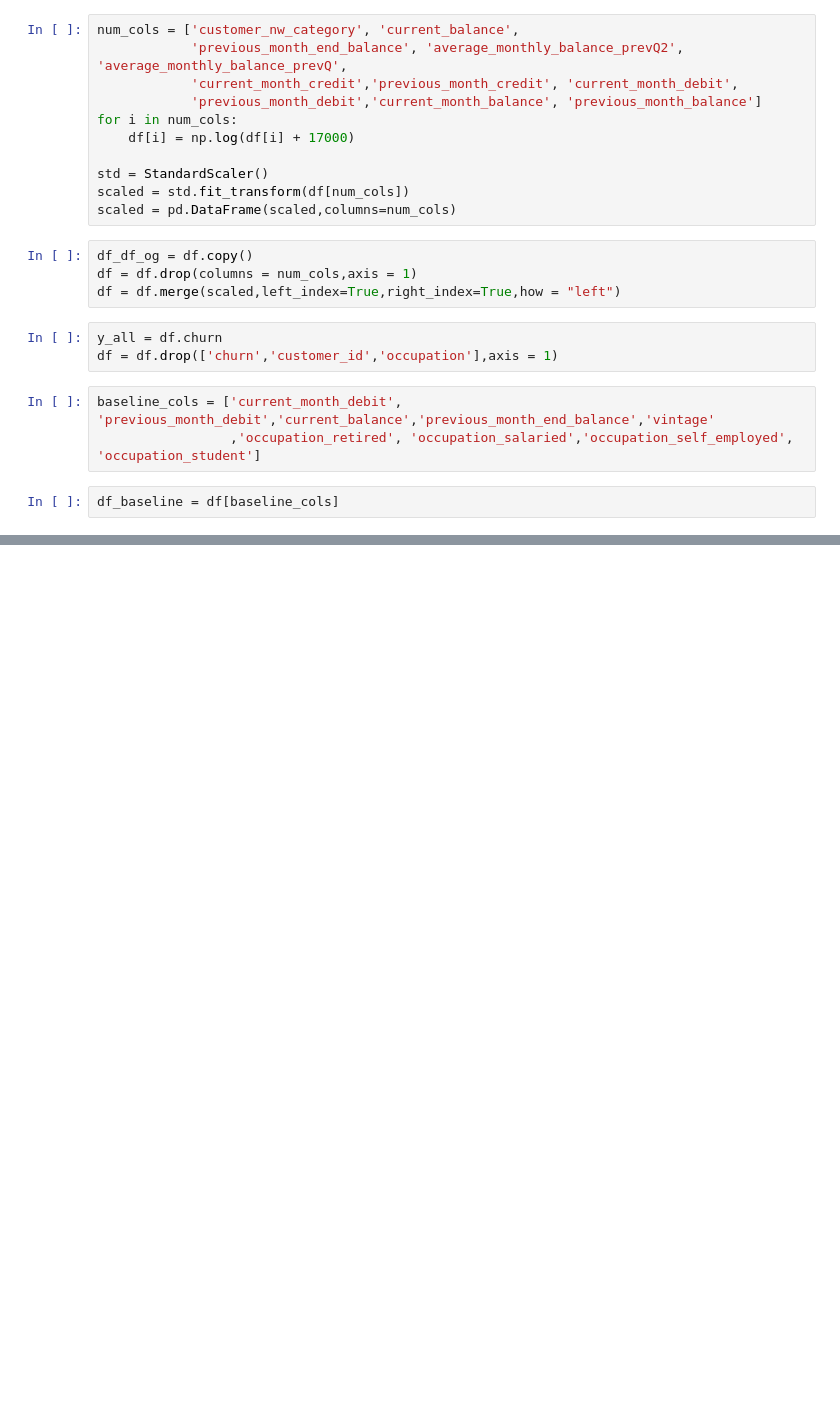
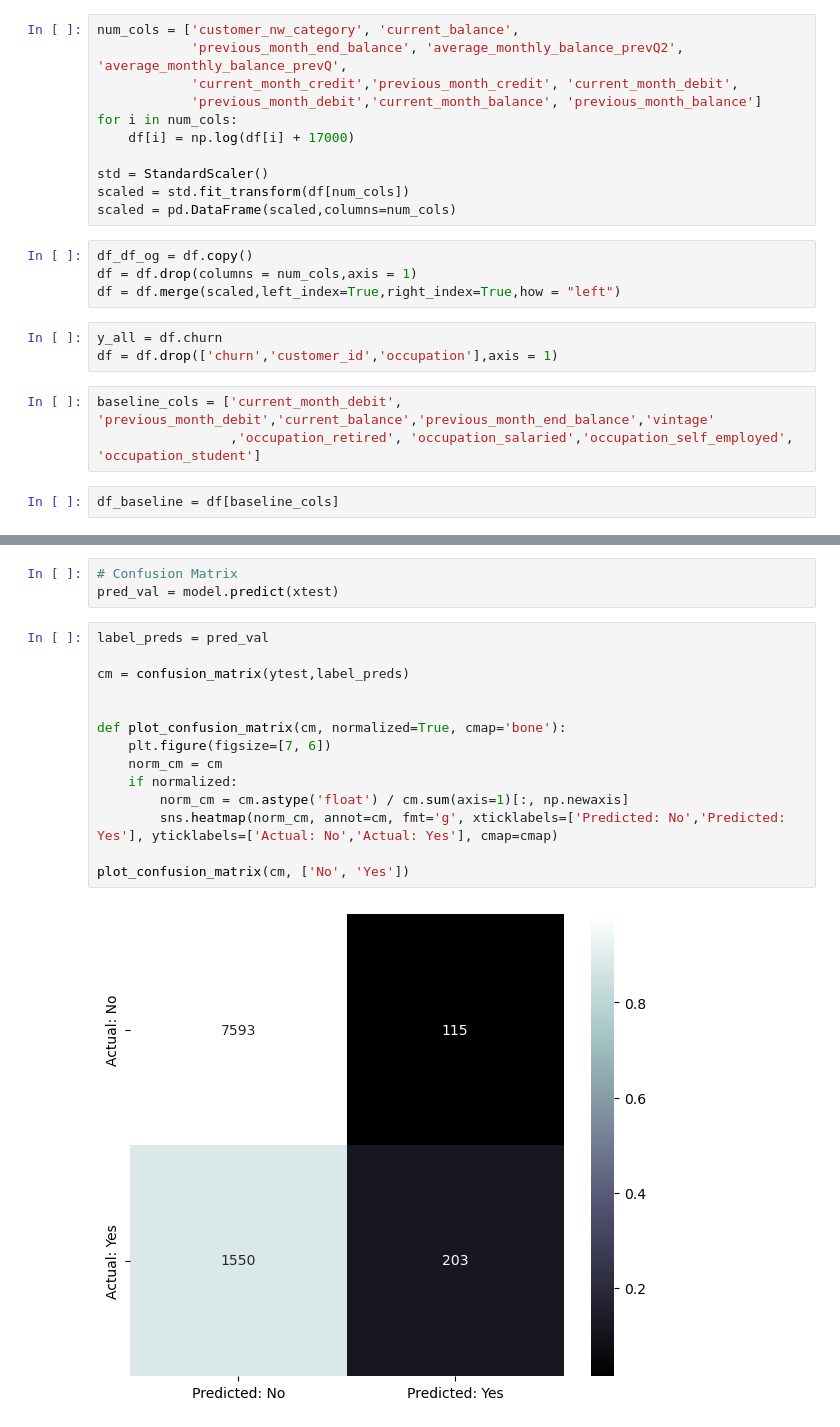
Before and after one commit to Deepak3015/Chrun_prediction, a Jupyter notebook: Churn_prediction.ipynb, the cells around one changed output, grey strips where cells are left out. Cells and saved outputs as stored; diff of their text form; blank space fills up the shorter version.

```diff
--- a/Churn_prediction.ipynb
+++ b/Churn_prediction.ipynb
@@ -128,0 +150,19 @@ df_baseline = df[baseline_cols]
+# %%
+# Confusion Matrix
+pred_val = model.predict(xtest)
+# %%
+label_preds = pred_val
+
+cm = confusion_matrix(ytest,label_preds)
+
+
+def plot_confusion_matrix(cm, normalized=True, cmap='bone'):
+    plt.figure(figsize=[7, 6])
+    norm_cm = cm
+    if normalized:
+        norm_cm = cm.astype('float') / cm.sum(axis=1)[:, np.newaxis]
+        sns.heatmap(norm_cm, annot=cm, fmt='g', xticklabels=['Predicted: No','Predicted: Yes'], yticklabels=['Actual: No','Actual: Yes'], cmap=cmap)
+
+plot_confusion_matrix(cm, ['No', 'Yes'])
+# %% [output]
+[figure, added]
```
Also changed, not shown: parts of 3 cells of this notebook.
